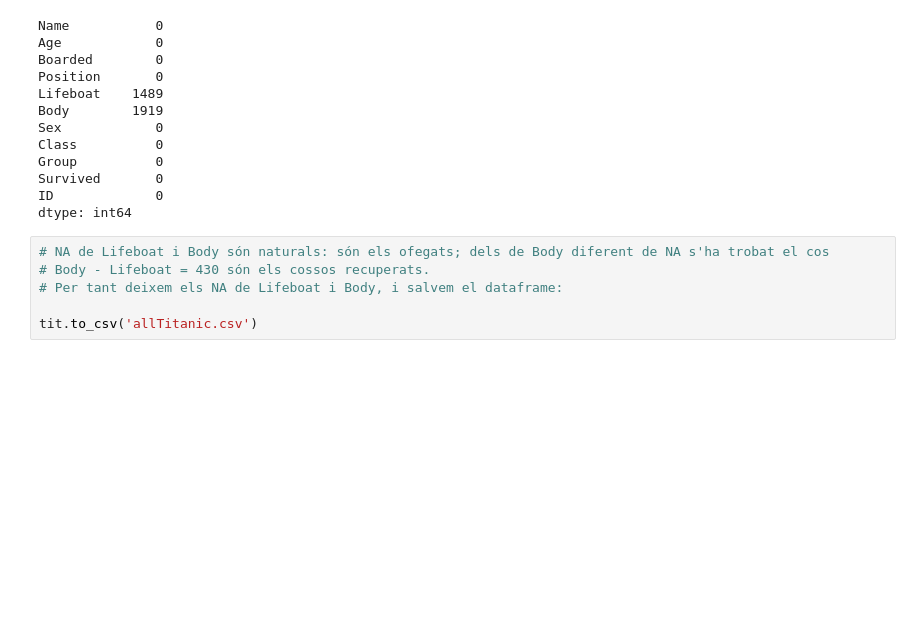
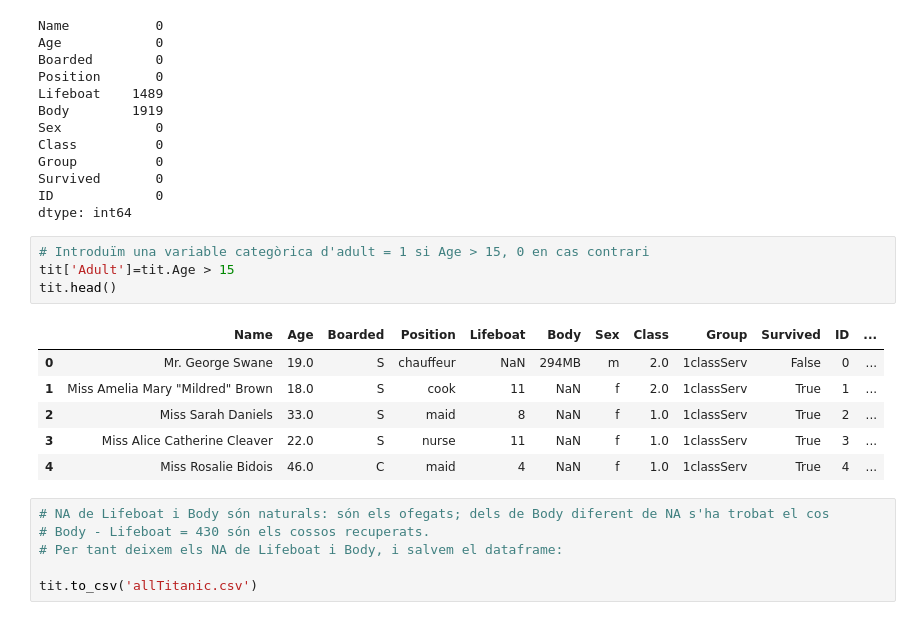
Before and after one commit to ac-uoc/PRA2-Titanic-Data, a Jupyter notebook: CleaningTitanic.ipynb, the cells around one changed output. Cells and saved outputs as stored; diff of their text form; blank space fills up the shorter version.

```diff
--- a/CleaningTitanic.ipynb
+++ b/CleaningTitanic.ipynb
@@ -237,6 +237,17 @@ Group          0
 Survived       0
 ID             0
 dtype: int64
+# %%
+# Introduïm una variable categòrica d'adult = 1 si Age > 15, 0 en cas contrari
+tit['Adult']=tit.Age > 15
+tit.head()
+# %% [output]
+|  | Name | Age | Boarded | Position | Lifeboat | Body | Sex | Class | Group | Survived | ID | ... |
+| 0 | Mr. George Swane | 19.0 | S | chauffeur | NaN | 294MB | m | 2.0 | 1classServ | False | 0 | ... |
+| 1 | Miss Amelia Mary "Mildred" Brown | 18.0 | S | cook | 11 | NaN | f | 2.0 | 1classServ | True | 1 | ... |
+| 2 | Miss Sarah Daniels | 33.0 | S | maid | 8 | NaN | f | 1.0 | 1classServ | True | 2 | ... |
+| 3 | Miss Alice Catherine Cleaver | 22.0 | S | nurse | 11 | NaN | f | 1.0 | 1classServ | True | 3 | ... |
+| 4 | Miss Rosalie Bidois | 46.0 | C | maid | 4 | NaN | f | 1.0 | 1classServ | True | 4 | ... |
 # %%
 # NA de Lifeboat i Body són naturals: són els ofegats; dels de Body diferent de NA s'ha trobat el cos
 # Body - Lifeboat = 430 són els cossos recuperats.
```
